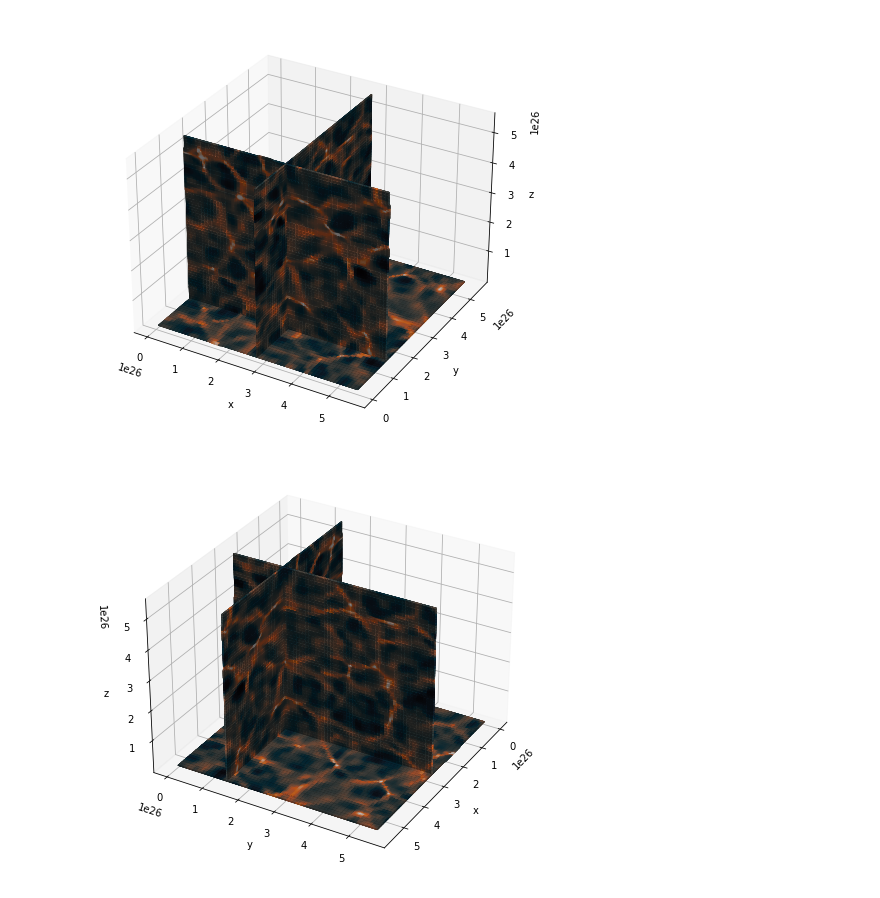
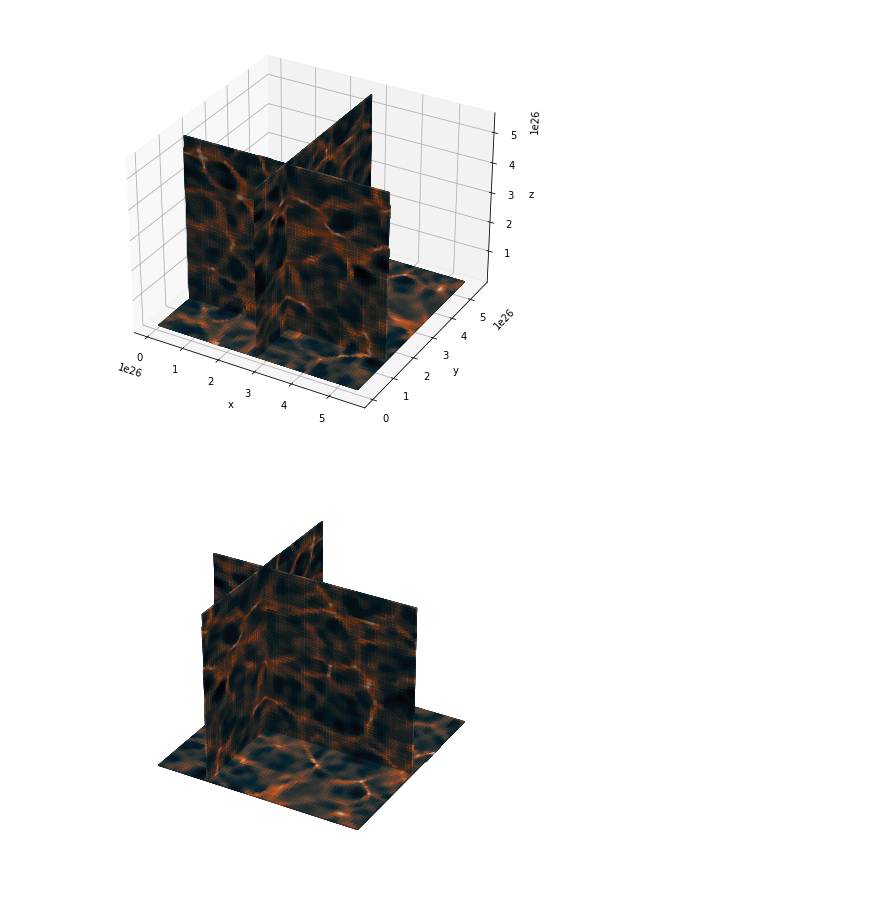
Before and after one commit to chrishavlin/yt_scratch, a Jupyter notebook: notebooks/slices_in3d.ipynb, the cells around one changed output. Saved outputs shown, nothing was run; the diff lists cells and outputs as text; code cells hidden in the pictures.

```diff
--- a/notebooks/slices_in3d.ipynb
+++ b/notebooks/slices_in3d.ipynb
@@ -120,14 +120,12 @@ plt.show()
 # %%
 fig, ax = plt.subplots(figsize=(6, 6),
                        subplot_kw={'projection': '3d'})
 
 
 ax.plot_surface(X_surf, Y_surf, Z_surf, facecolors=C_surf, rstride=1, cstride=1)
 ax.azim = 30
-ax.set_xlabel('x')
-ax.set_ylabel('y')
-ax.set_zlabel('z')
+plt.axis('off')
 plt.tight_layout()
 plt.show()
 # %% [output]
-[figure, old version]
+[figure, new version]
```
